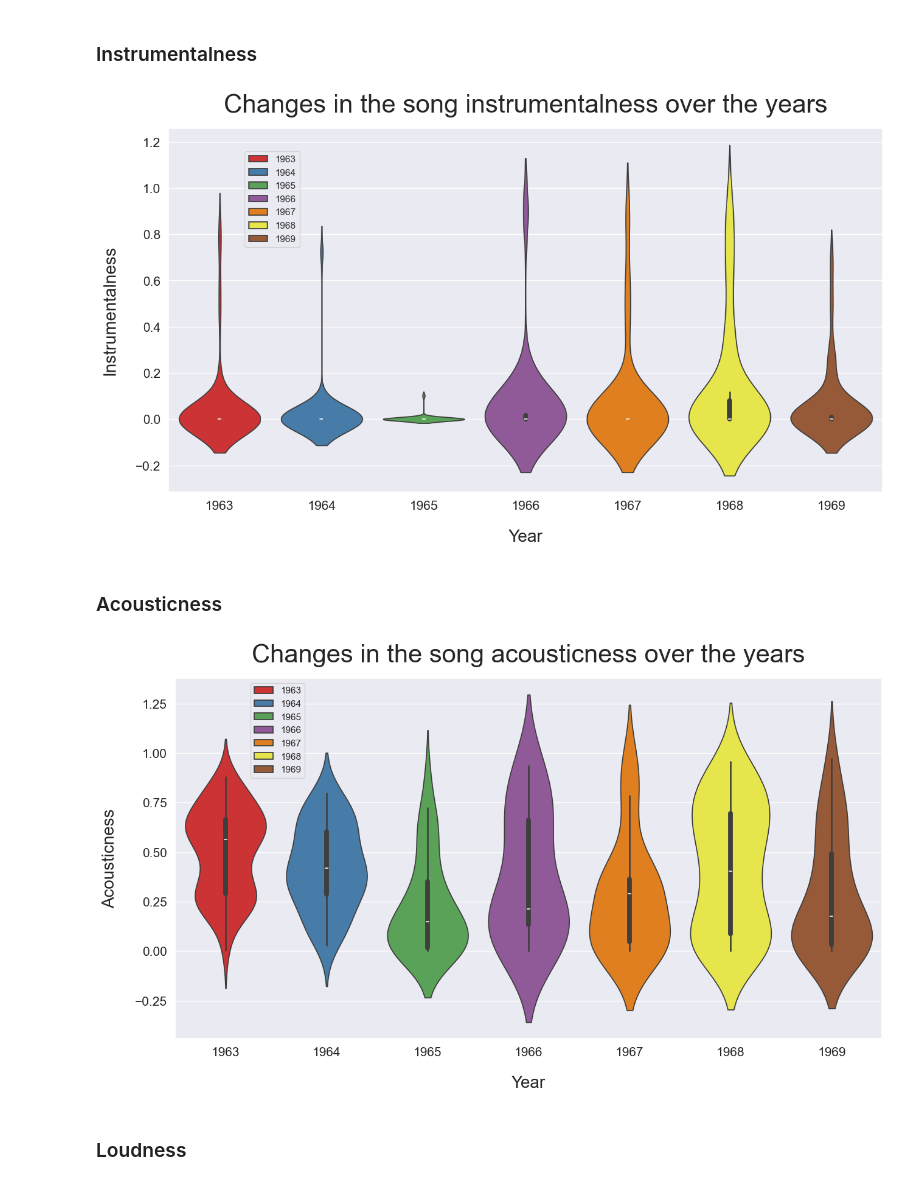
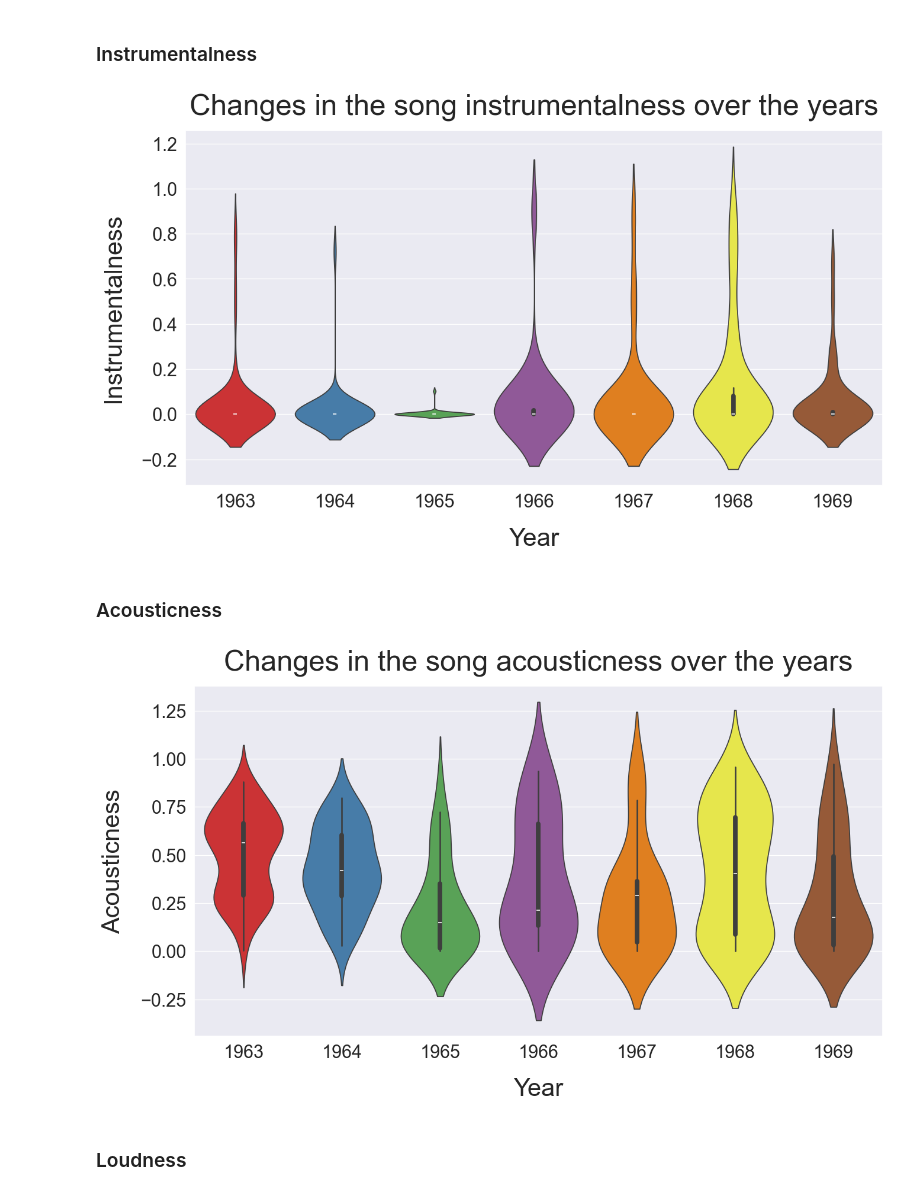
Before and after one commit to devedzic/the_beatles_eda, a Jupyter notebook: notebooks/The_Beatles_songs_EDA.ipynb, the cells around one changed output. Drawn from its saved outputs; the diff is of its cells as text; code cells hidden in the pictures.

```diff
--- a/notebooks/The_Beatles_songs_EDA.ipynb
+++ b/notebooks/The_Beatles_songs_EDA.ipynb
@@ -429,50 +433,52 @@ filtered_data.loc[:, 'Year'] = filtered_data['Year'].astype('category')
 v = sb.violinplot(x='Year', hue='Year', y='Instrumentalness', data=filtered_data, palette='Set1')
 
 # Set plot parameters
-v.axes.set_title('Changes in the song instrumentalness over the years',fontsize=30, y=1.03)
-v.set_xlabel('Year',fontsize=20, labelpad=20)
-v.set_ylabel('Instrumentalness',fontsize=20, labelpad=20)
-v.tick_params(labelsize=15)
-v.legend(bbox_to_anchor=(0.19, 0.95))
+v.axes.set_title('Changes in the song instrumentalness over the years',fontsize=35, y=1.03)
+v.set_xlabel('Year',fontsize=30, labelpad=20)
+v.set_ylabel('Instrumentalness',fontsize=30, labelpad=20)
+v.tick_params(labelsize=22)
+# v.legend(bbox_to_anchor=(0.4, 1), fontsize='large')
+v.get_legend().set_visible(False)                              # hide legend, as it unnecessarily clutters the plot
 
 # Adjust spacing between title and plot
 plt.subplots_adjust(top=0.85)  # Adjust the top margin
 
 # Save the plot
-plt.savefig('../data/The Beatles songs instrumentalness.png')
+plt.savefig('../data/The Beatles songs instrumentalness.png', bbox_inches='tight')
 
 plt.show()
 # %% [output]
-[figure, old version]
+[figure, new version]
 # %% [markdown]
 ### Acousticness
 # %%
 # Years to show the violin plots for
 years = (songs.Year >= 1963) & (songs.Year <= 1969)
 
 # Filter data by years and ensure Year is a categorical variable
 filtered_data = songs.loc[years, :]
 filtered_data.loc[:, 'Year'] = filtered_data['Year'].astype('category')
 
 # Create the violin plot with categorical Year
 v = sb.violinplot(x='Year', hue='Year', y='Acousticness', data=filtered_data, palette='Set1')
 
 # Set plot parameters
-v.axes.set_title('Changes in the song acousticness over the years',fontsize=30, y=1.03)
-v.set_xlabel('Year',fontsize=20, labelpad=20)
-v.set_ylabel('Acousticness',fontsize=20, labelpad=20)
-v.tick_params(labelsize=15)
-v.legend(bbox_to_anchor=(0.19, 1))
+v.axes.set_title('Changes in the song acousticness over the years',fontsize=35, y=1.03)
+v.set_xlabel('Year',fontsize=30, labelpad=20)
+v.set_ylabel('Acousticness',fontsize=30, labelpad=20)
+v.tick_params(labelsize=22)
+# v.legend(bbox_to_anchor=(0.2, 0.38), fontsize='large')
+v.get_legend().set_visible(False)                              # hide legend, as it unnecessarily clutters the plot
 
 # Adjust spacing between title and plot
 plt.subplots_adjust(top=0.85)  # Adjust the top margin
 
 # Save the plot
-plt.savefig('../data/The Beatles songs acousticness.png')
+plt.savefig('../data/The Beatles songs acousticness.png', bbox_inches='tight')
 
 plt.show()
 # %% [output]
-[figure, old version]
+[figure, new version]
 # %% [markdown]
 ### Loudness
 # %%
```
Also changed, not shown: parts of 18 cells of this notebook.
